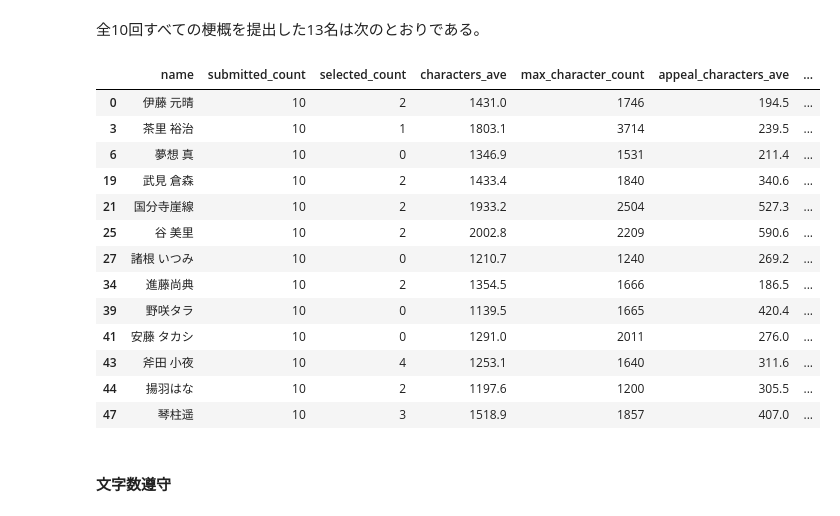
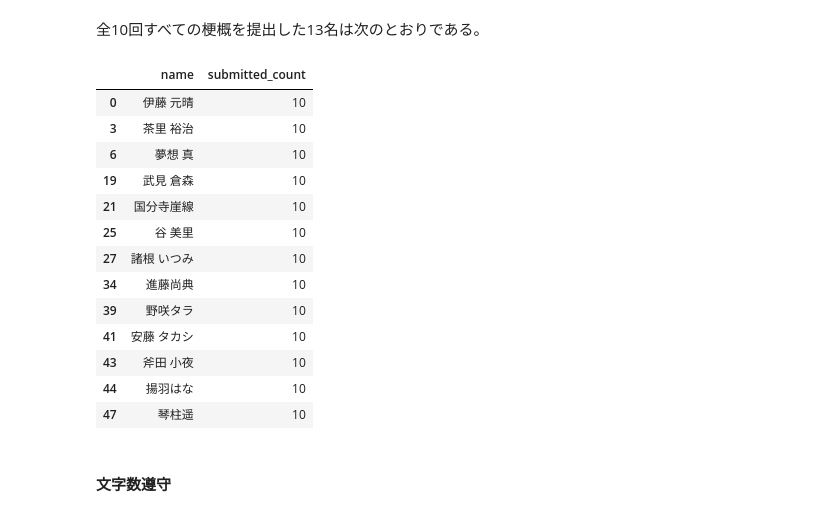
Before and after one commit to fuji-nakahara/genron-school-sf-app, a Jupyter notebook: notebook/genron-sf-2018-data-analysis.ipynb, the cells around one changed output. Drawn from its saved outputs; the diff is of its cells as text; code cells hidden in the pictures.

```diff
--- a/notebook/genron-sf-2018-data-analysis.ipynb
+++ b/notebook/genron-sf-2018-data-analysis.ipynb
@@ -487,22 +487,22 @@ student_synopses
 # %% [markdown]
 全10回すべての梗概を提出した13名は次のとおりである。
 # %%
-student_synopses[student_synopses.submitted_count == 10]
+student_synopses[student_synopses.submitted_count == 10][['name', 'submitted_count']]
 # %% [output]
-|  | name | submitted_count | selected_count | characters_ave | max_character_count | appeal_characters_ave | ... |
-| 0 | 伊藤 元晴 | 10 | 2 | 1431.0 | 1746 | 194.5 | ... |
-| 3 | 茶里 裕治 | 10 | 1 | 1803.1 | 3714 | 239.5 | ... |
-| 6 | 夢想 真 | 10 | 0 | 1346.9 | 1531 | 211.4 | ... |
-| 19 | 武見 倉森 | 10 | 2 | 1433.4 | 1840 | 340.6 | ... |
-| 21 | 国分寺崖線 | 10 | 2 | 1933.2 | 2504 | 527.3 | ... |
-| 25 | 谷 美里 | 10 | 2 | 2002.8 | 2209 | 590.6 | ... |
-| 27 | 諸根 いつみ | 10 | 0 | 1210.7 | 1240 | 269.2 | ... |
-| 34 | 進藤尚典 | 10 | 2 | 1354.5 | 1666 | 186.5 | ... |
-| 39 | 野咲タラ | 10 | 0 | 1139.5 | 1665 | 420.4 | ... |
-| 41 | 安藤 タカシ | 10 | 0 | 1291.0 | 2011 | 276.0 | ... |
-| 43 | 斧田 小夜 | 10 | 4 | 1253.1 | 1640 | 311.6 | ... |
-| 44 | 揚羽はな | 10 | 2 | 1197.6 | 1200 | 305.5 | ... |
-| 47 | 琴柱遥 | 10 | 3 | 1518.9 | 1857 | 407.0 | ... |
+|  | name | submitted_count |
+| 0 | 伊藤 元晴 | 10 |
+| 3 | 茶里 裕治 | 10 |
+| 6 | 夢想 真 | 10 |
+| 19 | 武見 倉森 | 10 |
+| 21 | 国分寺崖線 | 10 |
+| 25 | 谷 美里 | 10 |
+| 27 | 諸根 いつみ | 10 |
+| 34 | 進藤尚典 | 10 |
+| 39 | 野咲タラ | 10 |
+| 41 | 安藤 タカシ | 10 |
+| 43 | 斧田 小夜 | 10 |
+| 44 | 揚羽はな | 10 |
+| 47 | 琴柱遥 | 10 |
 # %% [markdown]
 #### 文字数遵守
 # %% [markdown]
```
Also changed, not shown: parts of 10 cells of this notebook.
